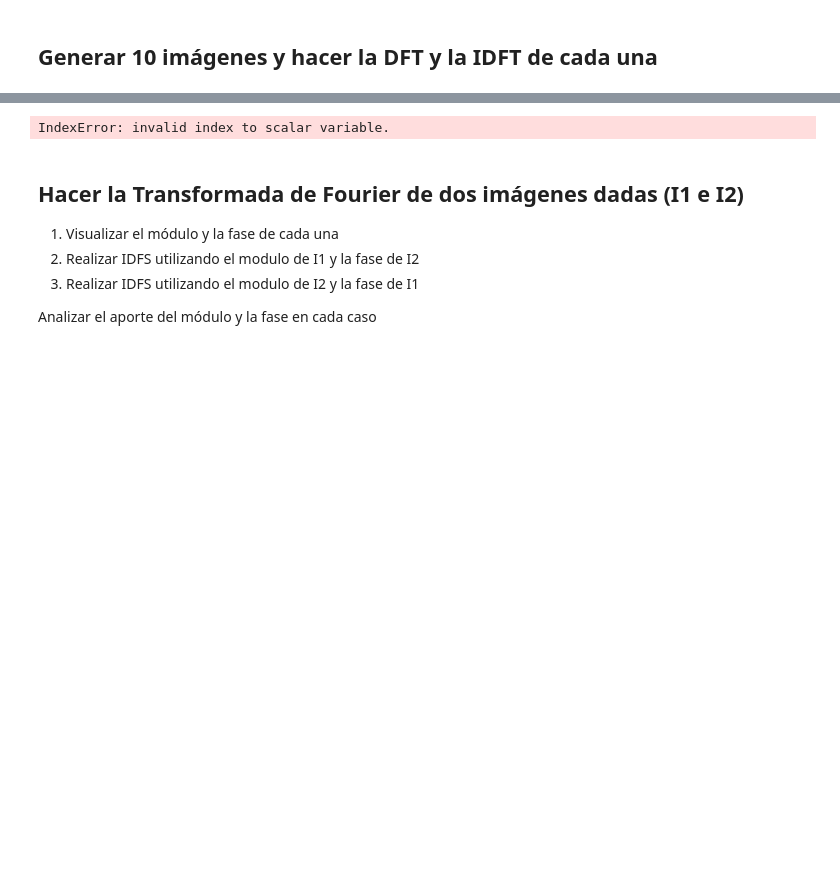
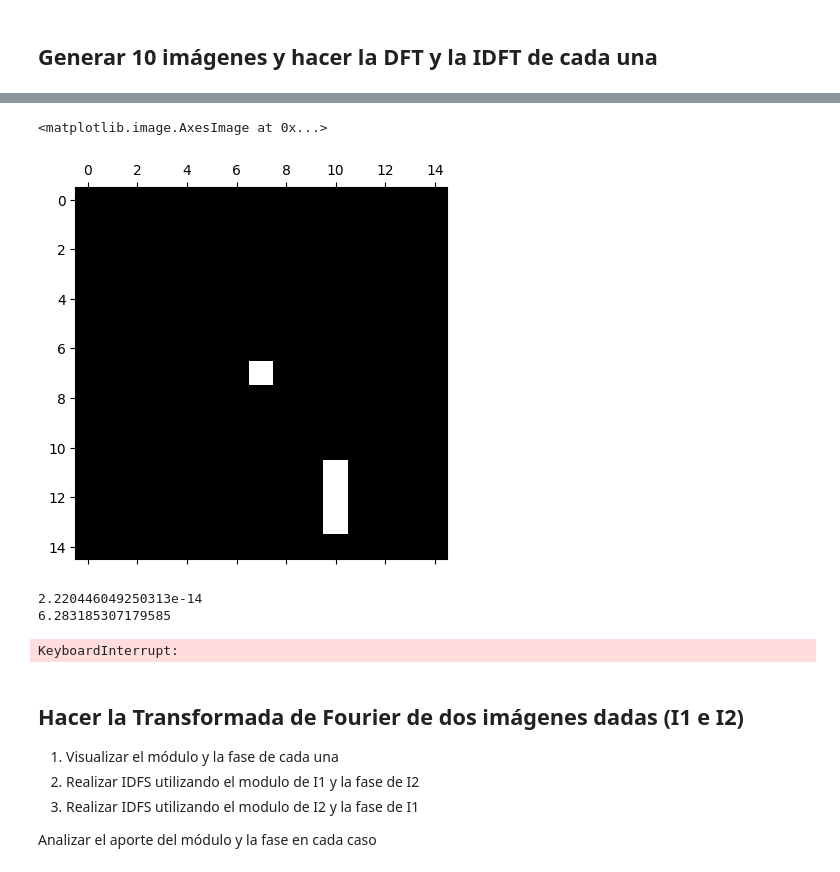
Before and after one commit to tusar-verma/Procesamiento-de-Imagenes, a Jupyter notebook: Labo-4/PracticaFourier.ipynb, the cells around one changed output, grey strips where cells are left out. Saved outputs shown, nothing was run; the diff lists cells and outputs as text; code cells hidden in the pictures; blank space fills up the shorter version.

Commit message:
Añadidos DFT-2D y IDFT2D

```diff
--- a/Labo-4/PracticaFourier.ipynb
+++ b/Labo-4/PracticaFourier.ipynb
@@ -307,3 +366,26 @@ def IDFT_2D(frecuenciasMagnitud, frecuenciasAngulo):
+# %%
+testImg_mag,testImg_angle = DFT_2D(testImg)
+testImgReconstruida = np.multiply(testImg_mag,np.exp(1j * testImg_angle))
+newTestImg = IDFT_2D(testImg_mag,testImg_angle)
+plt.matshow(newTestImg,cmap=plt.cm.gray)
+# %% [output]
+<matplotlib.image.AxesImage at 0x...>
+[figure, added]
+# %%
+dftP = np.fft.fft2(testImg)
+dftP_mag = np.zeros(dftP.shape)
+dftP_angle = np.zeros(dftP.shape)
+for u in range(dftP.shape[0]):
+  for v in range(dftP.shape[1]):
+    dftP_mag[u][v] = np.linalg.norm(dftP[u][v])
+    dftP_angle[u][v] = np.angle(dftP[u][v])
+
+#Máxima diferencia, producto de errores numéricos
+print(np.max(np.abs(dftP_mag-testImg_mag)))
+print(np.max(np.abs(dftP_angle-testImg_angle)))
+# %% [output]
+2.220446049250313e-14
+6.283185307179585
 # %%
 #Indicamos el tamano de la imagen
 dimensionImagen = 100
@@ -317,6 +399,17 @@ start = (20,40)
 rr, cc = rectangle(start, extent=(20, 20))
 #Pintamos esas celdas de blanco
 imagenCuadradoTransladado[rr, cc] = 255
+
+def mostrarDFTyIDFT(imagenOriginal):
+  ## Aplicar DFS a la imagen
+  dfsImagenMagnitud, dfsImagenPhase = DFT_2D(imagenOriginal)
+  imagenReconstruida = IDFT_2D(dfsImagenMagnitud, dfsImagenPhase)
+
+  fig, axes = plt.subplots(2,2, figsize=(10, 10),sharex=True, sharey=True, layout="constrained")
+  axes[0][0].matshow(imagenCuadradoTransladado, cmap=plt.cm.gray)
+  axes[0][1].matshow(dfsImagenMagnitud, cmap=plt.cm.gray)
+  axes[0][2].matshow(dfsImagenPhase, cmap=plt.cm.gray)
+  axes[0][3].matshow(imagenReconstruida, cmap=plt.cm.gray)
 
 mostrarDFTyIDFT(imagenCuadradoTransladado)
 
@@ -361,7 +454,7 @@ mostrarDFTyIDFT(imagenVariasLineas45)
 imagenVariasLineas90 = np.zeros((dimensionImagen, dimensionImagen), dtype=np.uint8)
 mostrarDFTyIDFT(imagenVariasLineas90)
 # %% [output]
-IndexError: invalid index to scalar variable.
+KeyboardInterrupt:
 # %%
 def mostrarDFTyIDFT(imagenOriginal):
   ## Aplicar DFS a la imagen
```
Also changed, not shown: parts of 8 cells of this notebook, 18 other files.
